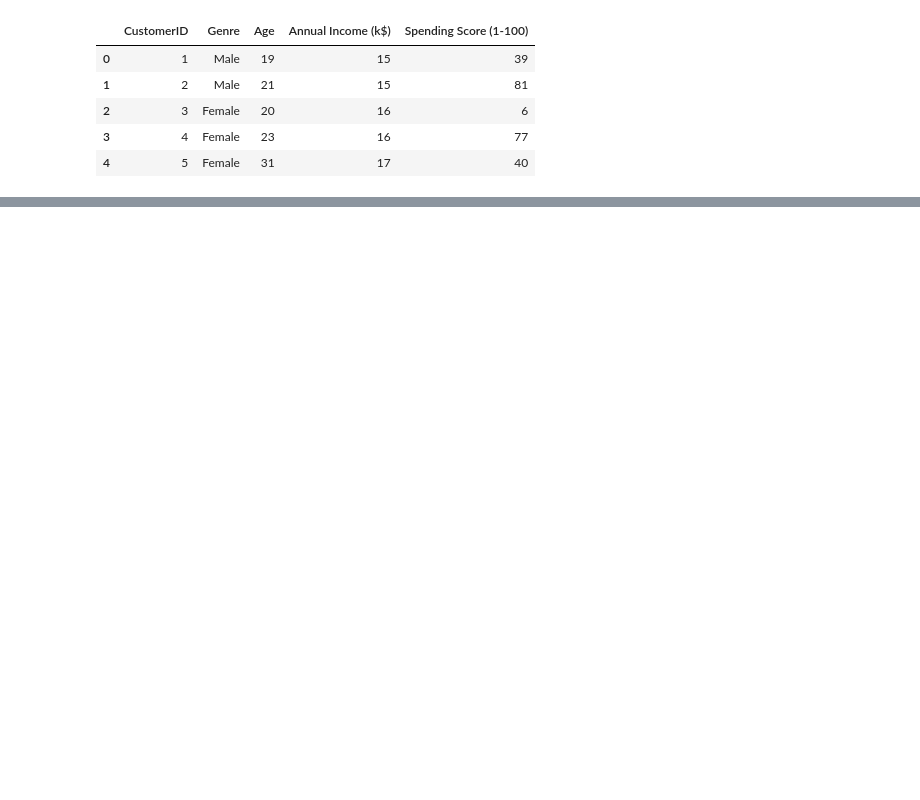
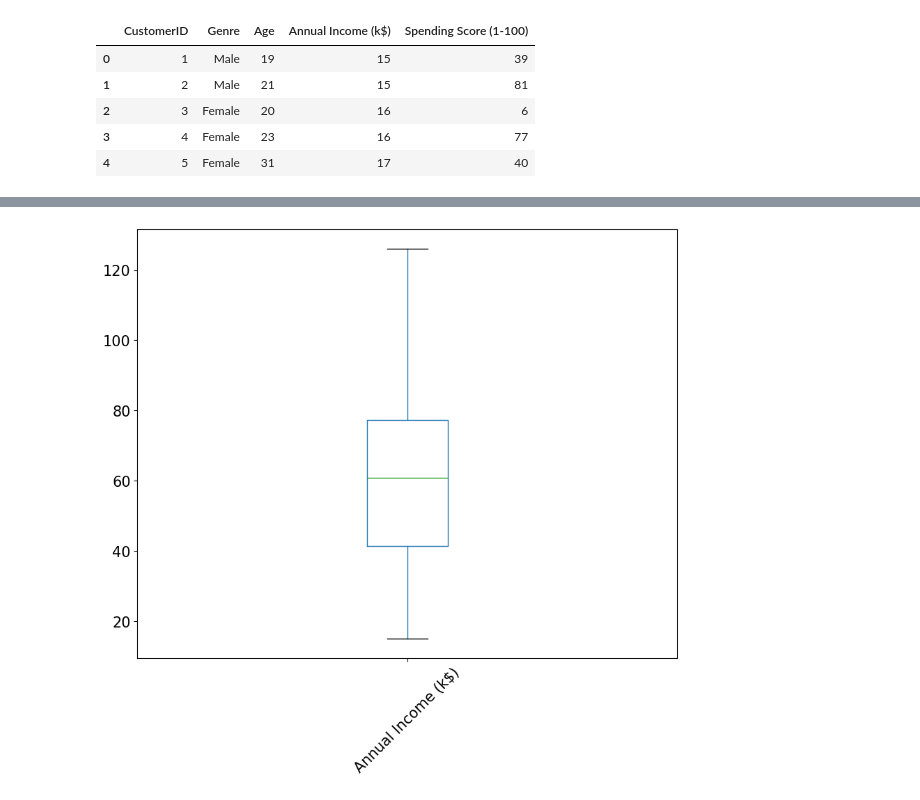
Before and after one commit to YinYinIsMyName/super-duper-spoon, a Jupyter notebook: notebooks/mall_customers.ipynb, the cells around one changed output, grey strips where cells are left out. Cells and saved outputs as stored; diff of their text form; code cells hidden in the pictures; blank space fills up the shorter version.

```diff
--- a/notebooks/mall_customers.ipynb
+++ b/notebooks/mall_customers.ipynb
@@ -13,0 +112,6 @@ mall_customer_info.head()
+# %%
+mall_customer_info['Annual_Income_Outliers']=False
+# %%
+for i,v in mall_customer_info.iterrows():
+    if v['Annual Income (k$)']>max:
+        mall_customer_info.at[i,'Annual_Income_Outliers']=True
@@ -13,0 +122,3 @@ mall_customer_info.head()
+# %%
+mean = mall_customer_info['Annual Income (k$)'].mean()
+mean
@@ -13,0 +127,4 @@ mall_customer_info.head()
+# %%
+for index,value in mall_customer_info.iterrows():
+    if value['Annual_Income_Outliers'] == True:
+        mall_customer_info.at[index,'Annual Income (k$)']=mean
@@ -13,0 +159,4 @@ mall_customer_info.head()
+# %%
+boxPlot = mall_customer_info.boxplot(grid=False,column=['Annual Income (k$)'],fontsize=15,rot=45,figsize=(10,8))
+# %% [output]
+[figure, added]
```
Also changed, not shown: parts of 16 cells of this notebook.
